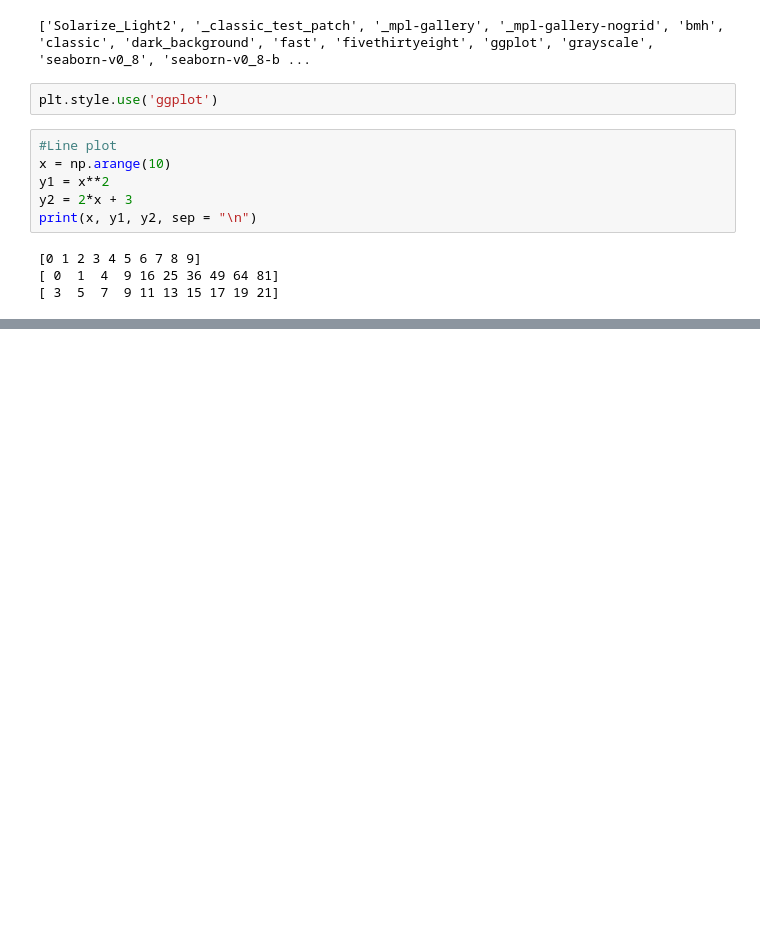
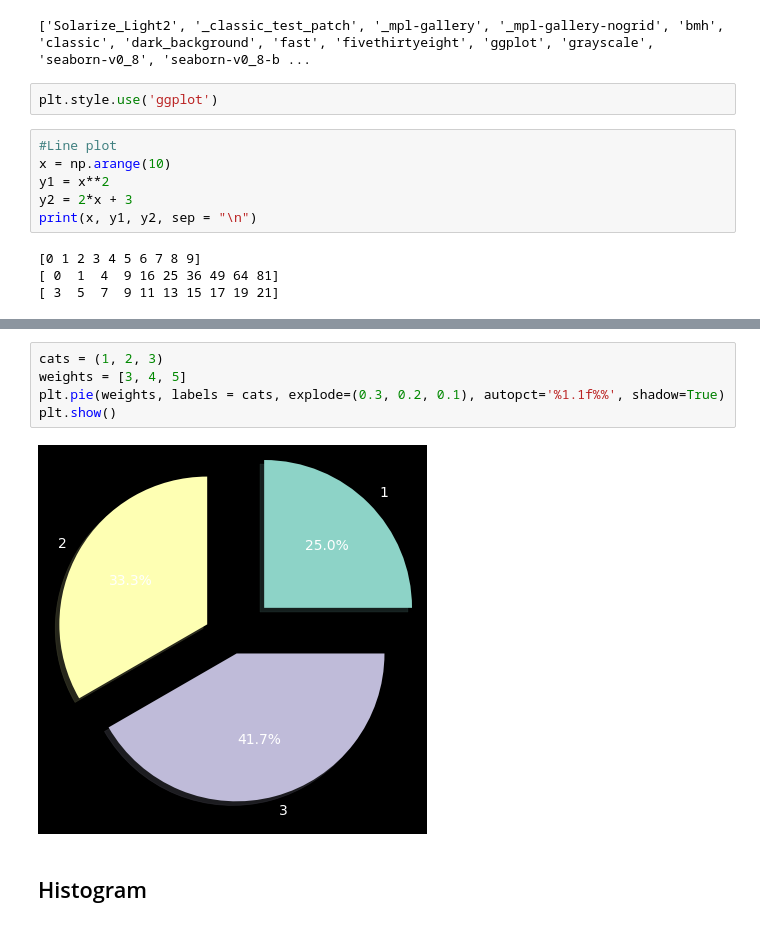
Before and after one commit to InsaneJSK/LearnInPublic, a Jupyter notebook: Python/cool-python-stuff/data-visualization.ipynb, the cells around one changed output, grey strips where cells are left out. Saved outputs shown, nothing was run; the diff lists cells and outputs as text; blank space fills up the shorter version.

```diff
--- a/Python/cool-python-stuff/data-visualization.ipynb
+++ b/Python/cool-python-stuff/data-visualization.ipynb
@@ -52,0 +63,9 @@ plt.show()
+# %%
+cats = (1, 2, 3)
+weights = [3, 4, 5]
+plt.pie(weights, labels = cats, explode=(0.3, 0.2, 0.1), autopct='%1.1f%%', shadow=True)
+plt.show()
+# %% [output]
+[figure, added]
+# %% [markdown]
+## Histogram
```
Also changed, not shown: parts of 5 cells of this notebook.
